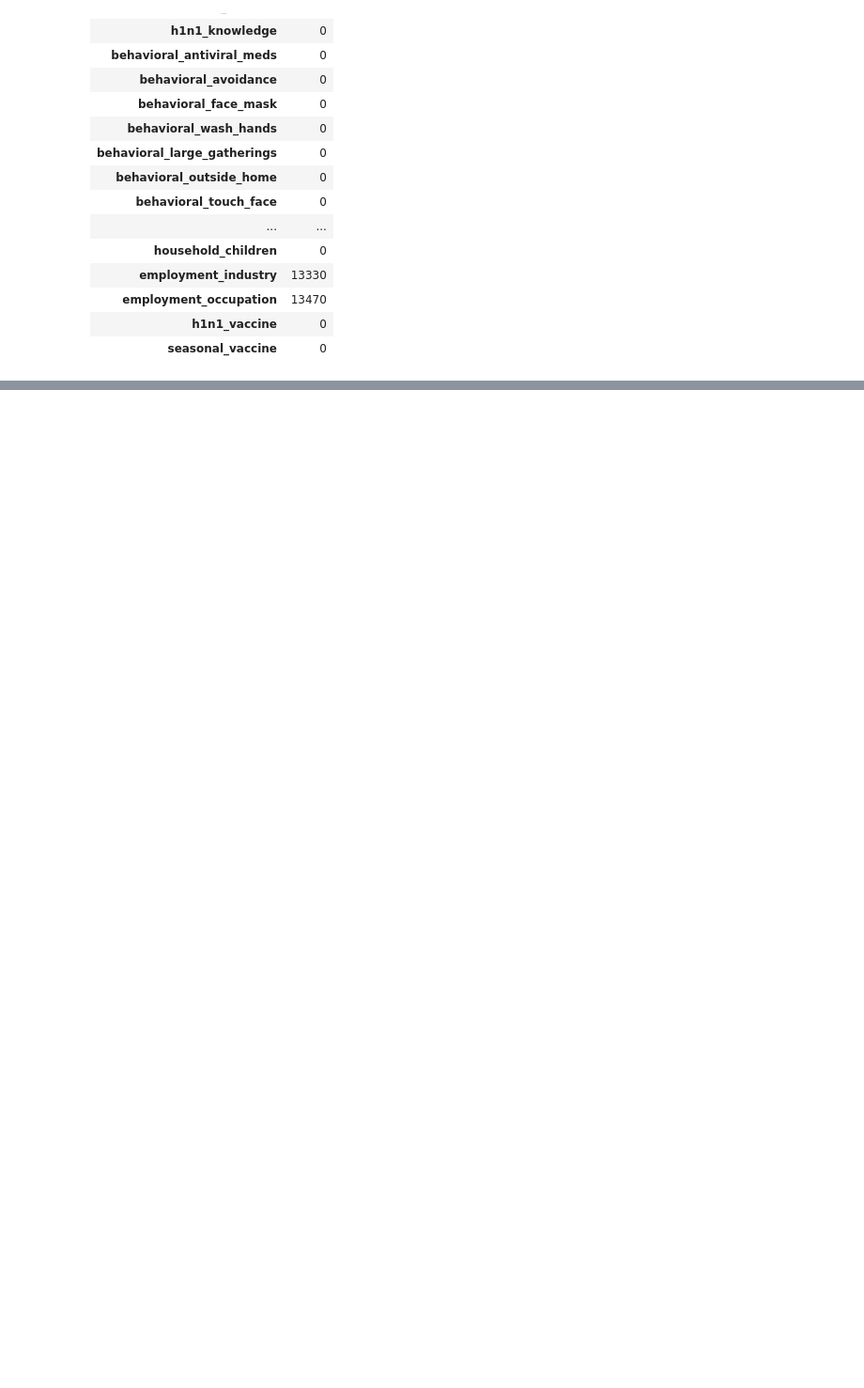
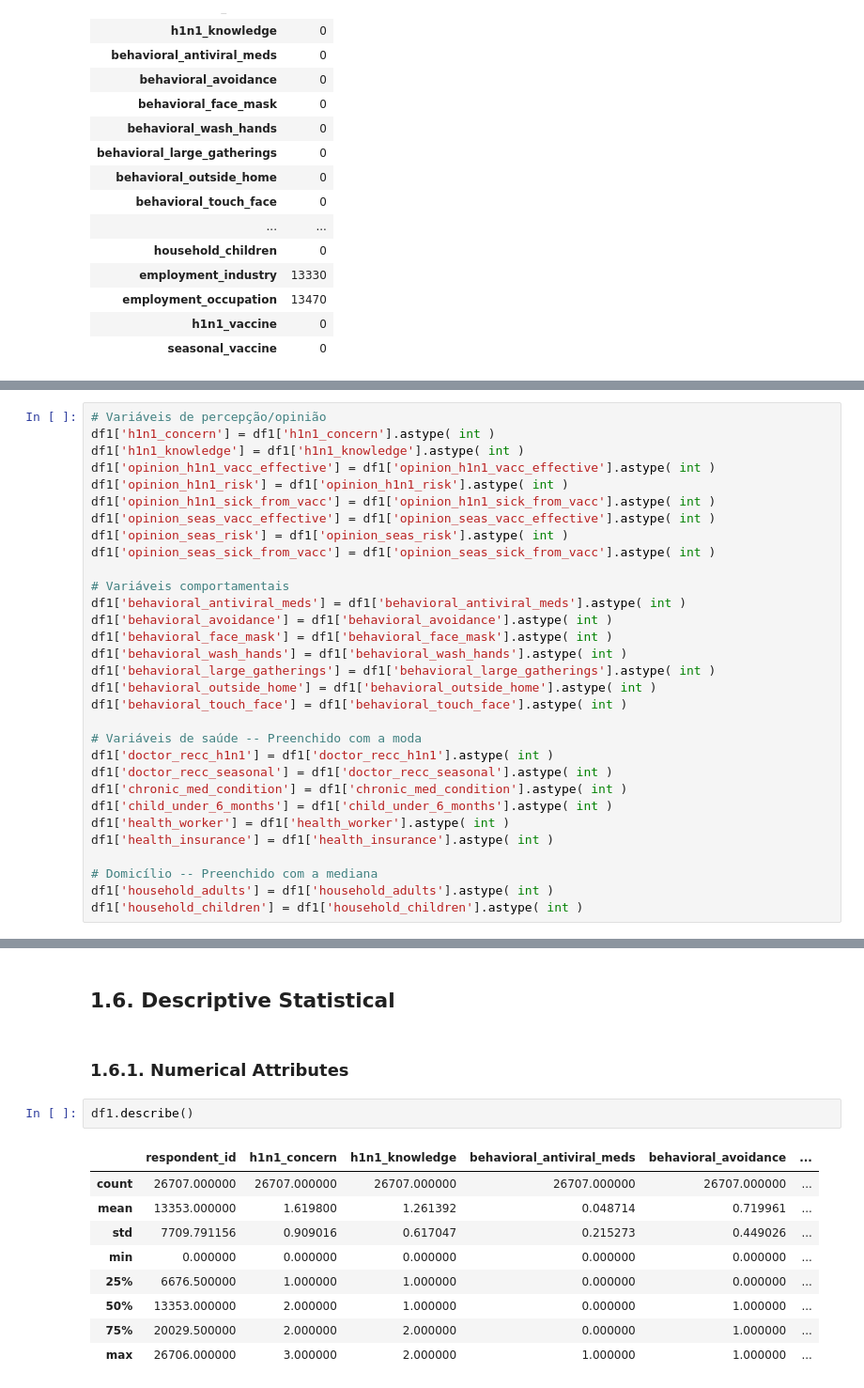
Before and after one commit to TiagoTuk/flu_shot_learning, a Jupyter notebook: notebooks/c1_metrics.ipynb, the cells around one changed output, grey strips where cells are left out. Shown at 94% size. Saved outputs shown, nothing was run; the diff lists cells and outputs as text; blank space fills up the shorter version.

```diff
--- a/notebooks/c1_metrics.ipynb
+++ b/notebooks/c1_metrics.ipynb
@@ -166,0 +191,31 @@ df1.isna().sum().to_frame(name='dtype')
+# %%
+# Variáveis de percepção/opinião
+df1['h1n1_concern'] = df1['h1n1_concern'].astype( int )
+df1['h1n1_knowledge'] = df1['h1n1_knowledge'].astype( int )
+df1['opinion_h1n1_vacc_effective'] = df1['opinion_h1n1_vacc_effective'].astype( int )
+df1['opinion_h1n1_risk'] = df1['opinion_h1n1_risk'].astype( int )
+df1['opinion_h1n1_sick_from_vacc'] = df1['opinion_h1n1_sick_from_vacc'].astype( int )
+df1['opinion_seas_vacc_effective'] = df1['opinion_seas_vacc_effective'].astype( int )
+df1['opinion_seas_risk'] = df1['opinion_seas_risk'].astype( int )
+df1['opinion_seas_sick_from_vacc'] = df1['opinion_seas_sick_from_vacc'].astype( int )
+
+# Variáveis comportamentais
+df1['behavioral_antiviral_meds'] = df1['behavioral_antiviral_meds'].astype( int )
+df1['behavioral_avoidance'] = df1['behavioral_avoidance'].astype( int )
+df1['behavioral_face_mask'] = df1['behavioral_face_mask'].astype( int )
+df1['behavioral_wash_hands'] = df1['behavioral_wash_hands'].astype( int )
+df1['behavioral_large_gatherings'] = df1['behavioral_large_gatherings'].astype( int )
+df1['behavioral_outside_home'] = df1['behavioral_outside_home'].astype( int )
+df1['behavioral_touch_face'] = df1['behavioral_touch_face'].astype( int )
+
+# Variáveis de saúde -- Preenchido com a moda
+df1['doctor_recc_h1n1'] = df1['doctor_recc_h1n1'].astype( int )
+df1['doctor_recc_seasonal'] = df1['doctor_recc_seasonal'].astype( int )
+df1['chronic_med_condition'] = df1['chronic_med_condition'].astype( int )
+df1['child_under_6_months'] = df1['child_under_6_months'].astype( int )
+df1['health_worker'] = df1['health_worker'].astype( int )
+df1['health_insurance'] = df1['health_insurance'].astype( int )
+
+# Domicílio -- Preenchido com a mediana
+df1['household_adults'] = df1['household_adults'].astype( int )
+df1['household_children'] = df1['household_children'].astype( int )
@@ -166,0 +242,16 @@ df1.isna().sum().to_frame(name='dtype')
+# %% [markdown]
+## 1.6. Descriptive Statistical
+# %% [markdown]
+### 1.6.1. Numerical Attributes
+# %%
+df1.describe()
+# %% [output]
+|  | respondent_id | h1n1_concern | h1n1_knowledge | behavioral_antiviral_meds | behavioral_avoidance | ... |
+| count | 26707.000000 | 26707.000000 | 26707.000000 | 26707.000000 | 26707.000000 | ... |
+| mean | 13353.000000 | 1.619800 | 1.261392 | 0.048714 | 0.719961 | ... |
+| std | 7709.791156 | 0.909016 | 0.617047 | 0.215273 | 0.449026 | ... |
+| min | 0.000000 | 0.000000 | 0.000000 | 0.000000 | 0.000000 | ... |
+| 25% | 6676.500000 | 1.000000 | 1.000000 | 0.000000 | 0.000000 | ... |
+| 50% | 13353.000000 | 2.000000 | 1.000000 | 0.000000 | 1.000000 | ... |
+| 75% | 20029.500000 | 2.000000 | 2.000000 | 0.000000 | 1.000000 | ... |
+| max | 26706.000000 | 3.000000 | 2.000000 | 1.000000 | 1.000000 | ... |
```
Also changed, not shown: parts of 11 cells of this notebook.
